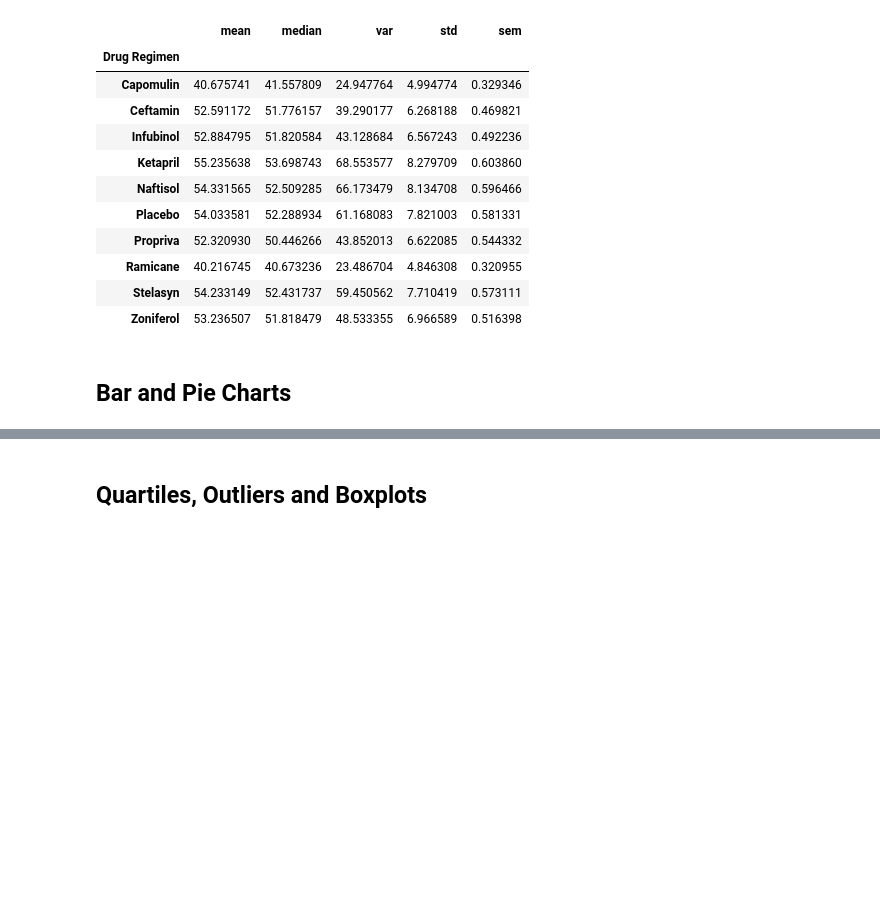
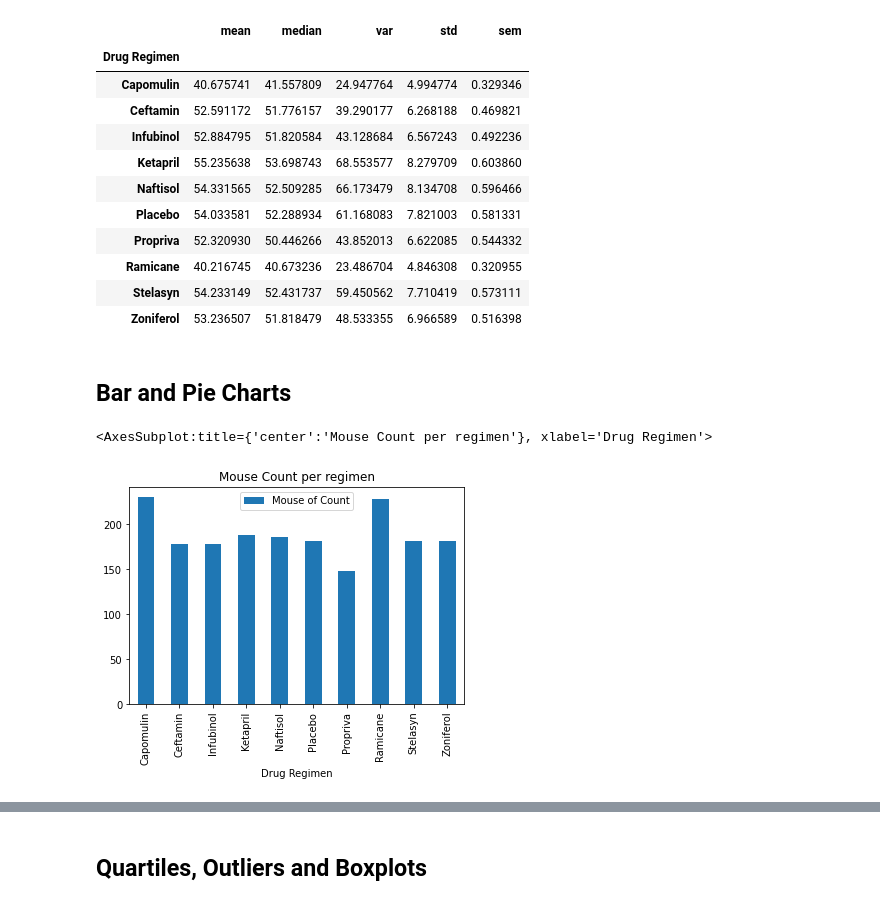
Before and after one commit to sadikchhya1/Matplotlib_Challenge, a Jupyter notebook: pymaceuticals/Pymaceuticals/pymaceuticals_Homework.ipynb, the cells around one changed output, grey strips where cells are left out. Cells and saved outputs as stored; diff of their text form; code cells hidden in the pictures; blank space fills up the shorter version.

```diff
--- a/pymaceuticals/Pymaceuticals/pymaceuticals_Homework.ipynb
+++ b/pymaceuticals/Pymaceuticals/pymaceuticals_Homework.ipynb
@@ -146,6 +150,15 @@ summary_statistics2
 # %%
 # Generate a bar plot showing the total number of unique mice tested on each drug regimen using pandas.
 ##(day2/activity 4)
+
+mouse_tested = clean.groupby(['Drug Regimen'])
+data_pt = mouse_tested.agg({'Mouse ID':['count']})
+
+data_pt.columns = ['Mouse of Count']
+data_pt.plot(kind='bar' , title='Mouse Count per regimen')
+# %% [output]
+<AxesSubplot:title={'center':'Mouse Count per regimen'}, xlabel='Drug Regimen'>
+[figure, added]
 # %%
 # Generate a bar plot showing the total number of unique mice tested on each drug regimen using pyplot.
 # %%
```
Also changed, not shown: parts of 7 cells of this notebook.
